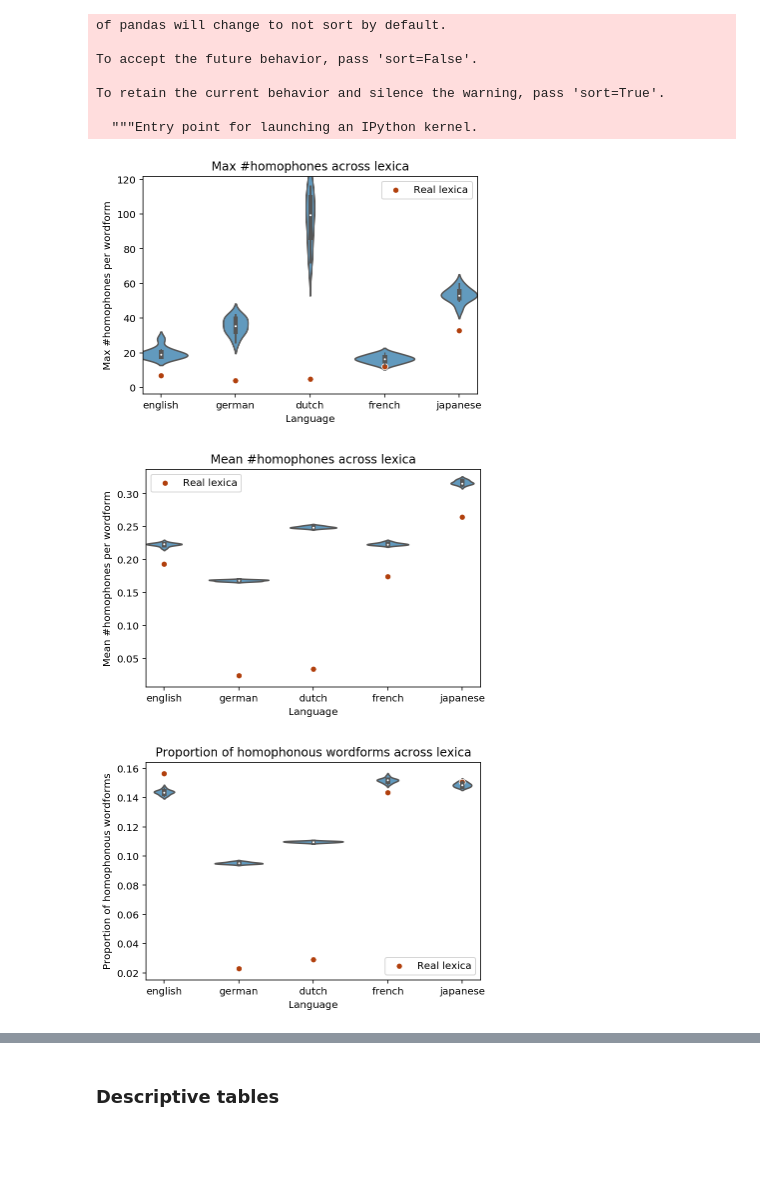
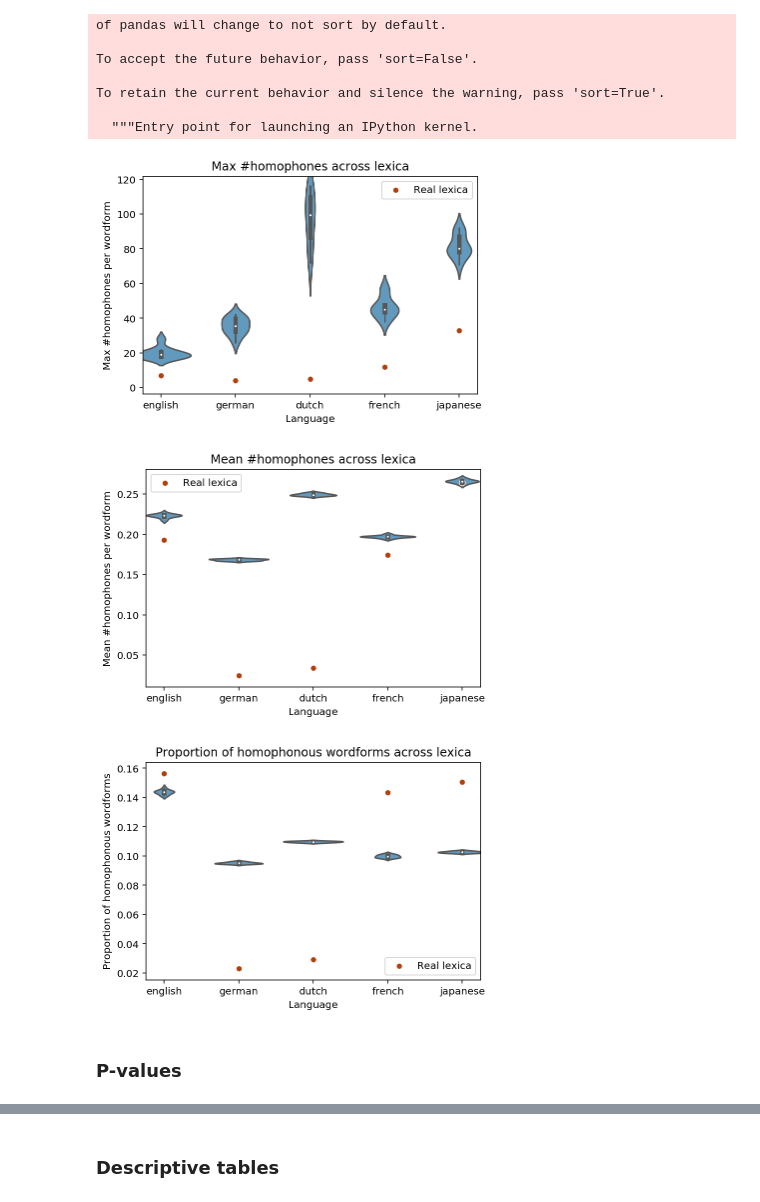
Before and after one commit to seantrott/homophone_simulations, a Jupyter notebook: Homophony in real and artificial lexica.ipynb, the cells around one changed output, grey strips where cells are left out. Cells and saved outputs as stored; diff of their text form; code cells hidden in the pictures; blank space fills up the shorter version.

```diff
--- a/Homophony in real and artificial lexica.ipynb
+++ b/Homophony in real and artificial lexica.ipynb
@@ -79,7 +79,7 @@ def load_lexicons_for_language(language, phon_column="PhonDISC", word_column="Wo
     df_lemmas_mps = pd.read_csv("data/processed/{lan1}/reals/{lan2}_with_mps_{n}phone.csv".format(lan1=language,
                                                                                          lan2=language,n=n))
     df_artificials = pd.read_csv("data/processed/{lan1}/minimal_pairs/{lan2}_artificial_10_matched_on_sylls_mps_no_restriction_{n}phone.csv".format(lan1=language,
-                                                                                                                           lan2=language, n=5))
+                                                                                                                           lan2=language, n=n))
     return df_real_all, df_lemmas_mps, df_artificials
 # %%
 def analyze_stats(df_og, list_of_artificials, formula, covariates):
@@ -110,7 +110,11 @@ def analyze_stats(df_og, list_of_artificials, formula, covariates):
 
 For convenience, the code below runs the primary analyses on each language to build a summary table of the main findings.
 # %%
-languages = ['english', 'german', 'dutch', 'french', 'japanese']
+languages_and_n = [('english', 5),
+                  ('german', 5),
+                  ('dutch', 5),
+                  ('french', 4),
+                  ('japanese', 4)]
 # %%
 # Set up models
 TARGET_MODEL_1 = 'num_homophones'
@@ -131,12 +135,12 @@ FORMULA_MODEL_2 = '{y} ~ {regressors}'.format(y=TARGET_MODEL_2, regressors=' + '
 model1_results, model2_results = [], []
 descriptive_stats = []
 
-for language in languages:
+for language, n in languages_and_n:
     print("Loading lexica for {language}...".format(language=language))
     phon_column = config.PHON_COLUMN[language]
     word_column = config.WORD_COLUMN[language]
     df_og, df_processed, df_artificials = load_lexicons_for_language(language, phon_column=phon_column,
-                                                                     word_column=word_column)
+                                                                     word_column=word_column, n=n)
 
     # Process artificial lexica
     print("Processing artificial lexica...")
@@ -203,29 +212,28 @@ To retain the current behavior and silence the warning, pass 'sort=True'.
 # %%
 sns.violinplot(data = df_descriptive[df_descriptive['real']=="No"],
            x = "language",
            y = 'max_homophones',
            # palette = 'Blues',
-            color = sns.color_palette("Blues")[3],
-               label = "Simulated"
+            color = sns.color_palette("Blues")[3]
             # hue = "real"
            )
 
 sns.scatterplot(data = df_descriptive[df_descriptive['real']=="Yes"],
                    x = "language",
                    y = 'max_homophones',
                    color = sns.color_palette("dark")[1],
                 label = "Real lexica"
            # palette = "pastel",
            # hue = "language",
            # legend = False
            )
 
 plt.title("Max #homophones across lexica")
 plt.ylabel("Max #homophones per wordform")
 plt.xlabel("Language")
 plt.savefig("Figures/combined/descriptive/max_homophones.png", dpi=400, bbox_inches = "tight")
 # %% [output]
-[figure, old version]
+[figure, new version]
 # %%
 sns.violinplot(data = df_descriptive[df_descriptive['real']=="No"],
            x = "language",
@@ -250,7 +258,7 @@ plt.ylabel("Mean #homophones per wordform")
 plt.xlabel("Language")
 plt.savefig("Figures/combined/descriptive/mean_homophones.png", dpi=400, bbox_inches = "tight")
 # %% [output]
-[figure, old version]
+[figure, new version]
 # %%
 sns.violinplot(data = df_descriptive[df_descriptive['real']=="No"],
            x = "language",
@@ -273,4 +281,6 @@ plt.ylabel("Proportion of homophonous wordforms")
 plt.xlabel("Language")
 plt.savefig("Figures/combined/descriptive/homophony_rate.png", dpi=400, bbox_inches = "tight")
 # %% [output]
-[figure, old version]
+[figure, new version]
+# %% [markdown]
+### P-values
```
Also changed, not shown: parts of 42 cells of this notebook, 12 other files.
